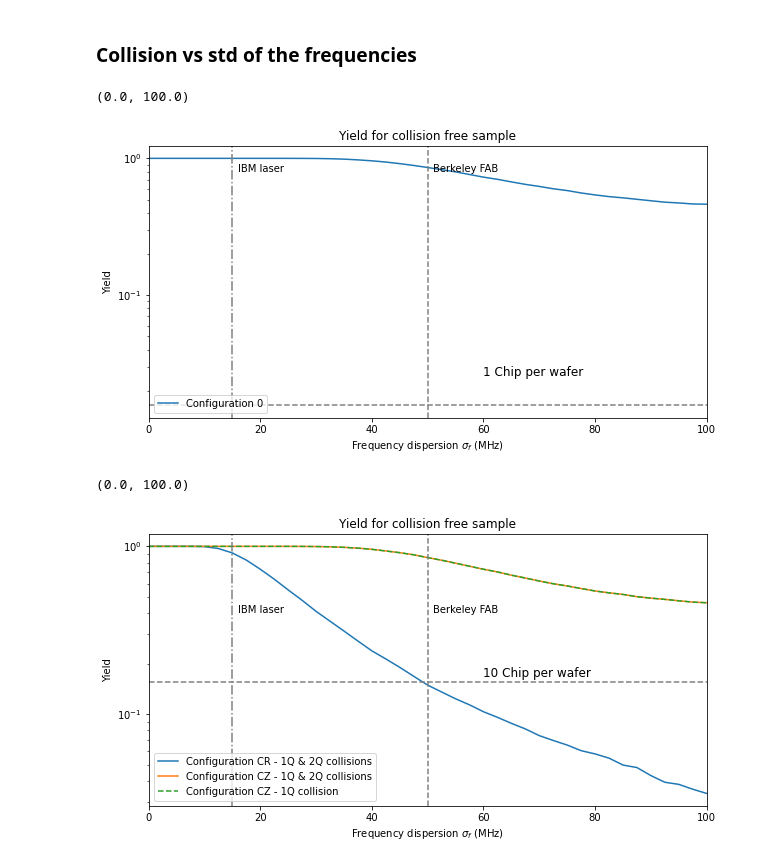
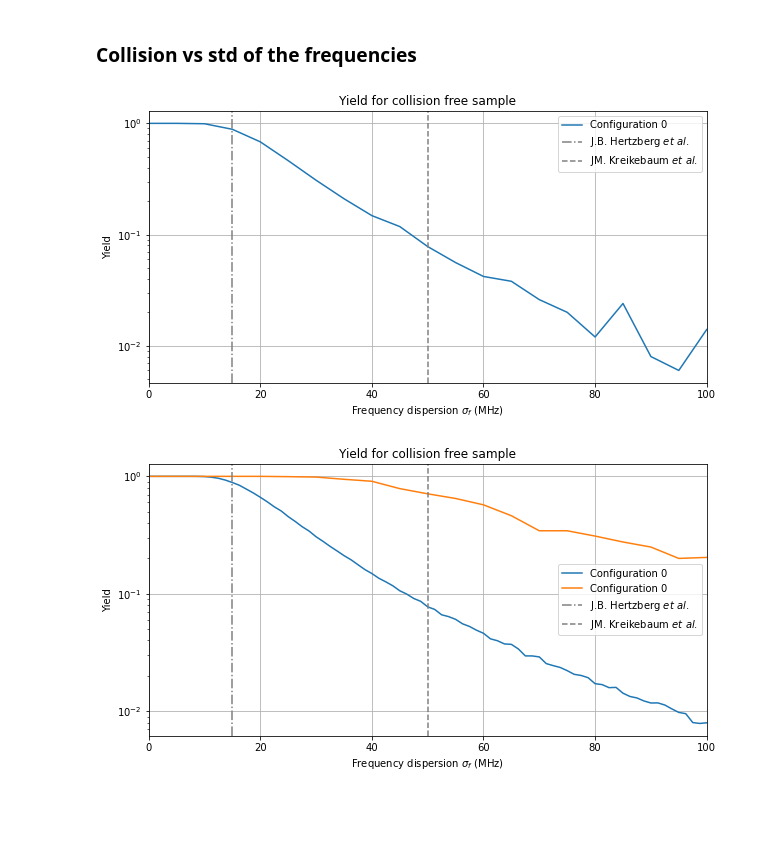
Before and after one commit to AlMrvn/frequency-allocation, a Jupyter notebook: Notebook/optimization_ring.ipynb, the cells around one changed output. Cells and saved outputs as stored; diff of their text form; code cells hidden in the pictures; blank space fills up the shorter version.

```diff
--- a/Notebook/optimization_ring.ipynb
+++ b/Notebook/optimization_ring.ipynb
@@ -179,10 +248,10 @@ Text(0.5, 0, 'Collision type')
 fig, ax = plt.subplots( figsize=(10, 5))
 
 # N_samples
-Nsamples=100000
+Nsamples = 500
 
 # varying the dispersion of the frequency
-s_vec = np.linspace(0, 0.1, 41)
+s_vec = np.linspace(0, 0.1, 21)
 
 # saving the results
 collisions = np.array([G.get_collision(d_dict, Nsamples=Nsamples, sigma=s, cstr=cstr_key)[0] for s in s_vec])
@@ -192,22 +261,18 @@ y = [(Nsamples-np.count_nonzero(collisions-n, axis=1))/Nsamples for n in n_colli
 
 ax.plot(s_vec*1e3, y[0], label=f'Configuration {0}')
 
-# 1/64 limit
-ax.axhline(1/64, ls='--', color='Gray')
-ax.text(60, 1/64+0.01, '1 Chip per wafer', fontsize=12)
 
-ax.axvline(15, ls='-.', color='Gray')
-ax.text(16, 0.8, 'IBM laser')
-ax.axvline(50, ls='--', color='Gray')
-ax.text(51, 0.8, 'Berkeley FAB')
+ax.axvline(15, ls='-.', color='Gray', label = r"J.B. Hertzberg $\it{et~al.}$")
+ax.axvline(50, ls='--', color='Gray', label = r"JM. Kreikebaum $\it{et~al.}$")
+
 # Legend and labels
 ax.set_ylabel(f'Yield')
 ax.set_xlabel('Frequency dispersion $\sigma_f$ (MHz)')
 ax.set_yscale('log')
 ax.set_title('Yield for collision free sample')
-ax.legend(ncol=1, fontsize=10, loc=3)
+ax.legend(ncol=1, fontsize=10, loc=0)
 
 ax.set_xlim(0, 100)
+ax.grid()
 # %% [output]
-(0.0, 100.0)
-[figure, old version]
+[figure, new version]
@@ -218,31 +286,32 @@ collisions_CZ = collisions
+# %%
+data_CR = np.load('ring_8t_CR_yield.npy', allow_pickle=True)[()]
+data_CZ = np.load('ring_8t_CZ_yield.npy', allow_pickle=True)[()]
 # %%
 fig, ax = plt.subplots( figsize=(10, 5))
-n_collisions = [0]
-y_cr = [(Nsamples-np.count_nonzero(collisions_CR-n, axis=1))/Nsamples for n in n_collisions]
-y_cz = [(Nsamples-np.count_nonzero(collisions_CZ-n, axis=1))/Nsamples for n in n_collisions]
 
-y_sq = [(Nsamples-np.count_nonzero(collisions-n, axis=1))/Nsamples for n in n_collisions]
 
-ax.plot(s_vec*1e3, y_cr[0], label=f'Configuration CR - 1Q & 2Q collisions')
-ax.plot(s_vec*1e3, y_cz[0], label=f'Configuration CZ - 1Q & 2Q collisions')
-ax.plot(s_vec*1e3, y_cz[0], label=f'Configuration CZ - 1Q collision', ls='--')
+s_vec_cr = data_CR["sigma"]
+y_cr = data_CR["yield"]
 
-# 1/64 limit
-ax.axhline(10/64, ls='--', color='Gray')
-ax.text(60, 10/64+0.01, '10 Chip per wafer', fontsize=12)
+s_vec_cz = data_CZ["sigma"]
+y_cz = data_CZ["yield"]
 
-ax.axvline(15, ls='-.', color='Gray')
-ax.text(16, 0.4, 'IBM laser')
-ax.axvline(50, ls='--', color='Gray')
-ax.text(51, 0.4, 'Berkeley FAB')
+
+
+ax.plot(s_vec_cr*1e3, y_cr[0], label=f'Configuration {0}')
+ax.plot(s_vec_cz*1e3, y_cz[0], label=f'Configuration {0}')
+
+ax.axvline(15, ls='-.', color='Gray', label = r"J.B. Hertzberg $\it{et~al.}$")
+ax.axvline(50, ls='--', color='Gray', label = r"JM. Kreikebaum $\it{et~al.}$")
+
 # Legend and labels
 ax.set_ylabel(f'Yield')
 ax.set_xlabel('Frequency dispersion $\sigma_f$ (MHz)')
 ax.set_yscale('log')
 ax.set_title('Yield for collision free sample')
-ax.legend(ncol=1, fontsize=10, loc=3)
+ax.legend(ncol=1, fontsize=10, loc=0)
 
 ax.set_xlim(0, 100)
+ax.grid()
 # %% [output]
-(0.0, 100.0)
-[figure, old version]
+[figure, new version]
```
Also changed, not shown: parts of 23 cells of this notebook, 1 other file.
